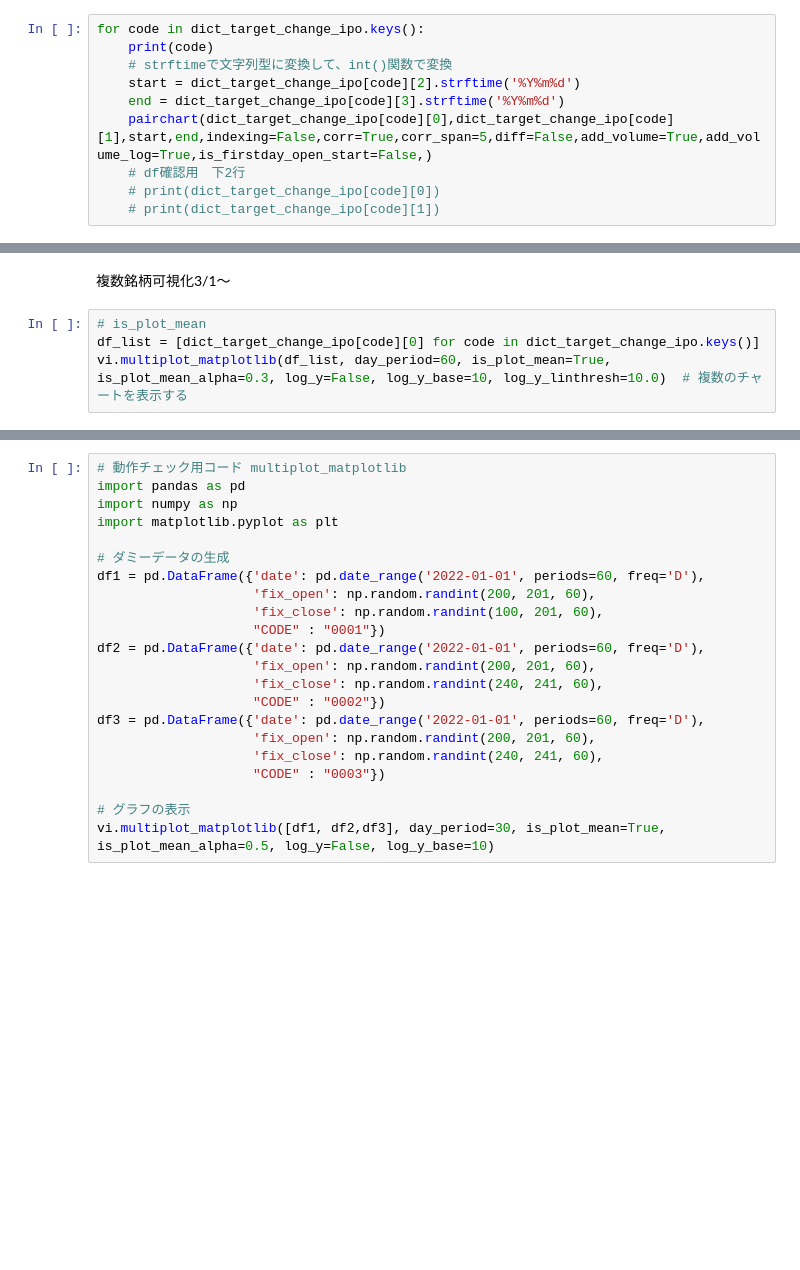
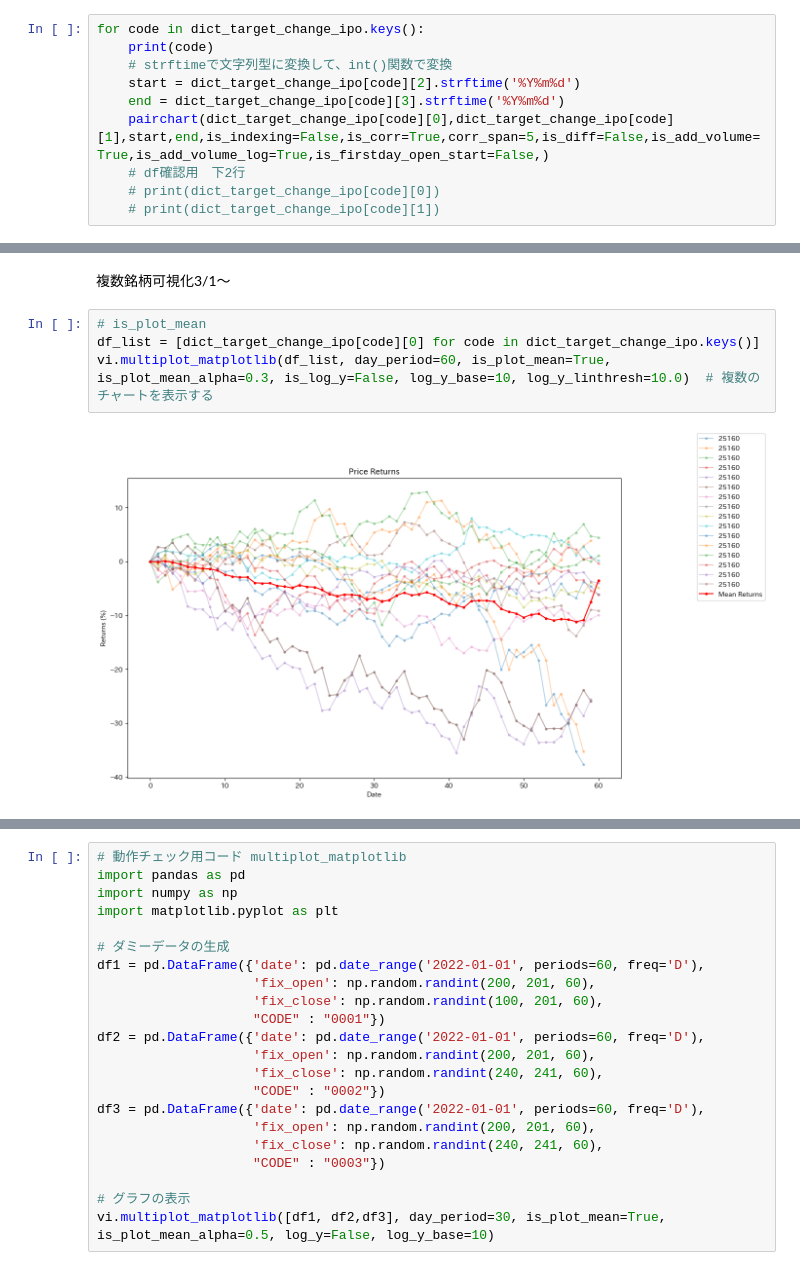
Before and after one commit to ryota1215/stock_tools, a Jupyter notebook: notebook/ipo_inspection.ipynb, the cells around one changed output, grey strips where cells are left out. Cells and saved outputs as stored; diff of their text form; blank space fills up the shorter version.

Commit message:
fix #42 visualyzation.pyのmultiplot_matplotlibのバグ修正
平均値計算時に異常な値を出してしまうバグを修正した

```diff
--- a/notebook/ipo_inspection.ipynb
+++ b/notebook/ipo_inspection.ipynb
@@ -746,7 +746,7 @@ for code in dict_target_change_ipo.keys():
     # strftimeで文字列型に変換して、int()関数で変換
     start = dict_target_change_ipo[code][2].strftime('%Y%m%d')
     end = dict_target_change_ipo[code][3].strftime('%Y%m%d')
-    pairchart(dict_target_change_ipo[code][0],dict_target_change_ipo[code][1],start,end,indexing=False,corr=True,corr_span=5,diff=False,add_volume=True,add_volume_log=True,is_firstday_open_start=False,)
+    pairchart(dict_target_change_ipo[code][0],dict_target_change_ipo[code][1],start,end,is_indexing=False,is_corr=True,corr_span=5,is_diff=False,is_add_volume=True,is_add_volume_log=True,is_firstday_open_start=False,)
     # df確認用　下2行
     # print(dict_target_change_ipo[code][0])
     # print(dict_target_change_ipo[code][1])
@@ -758,7 +772,9 @@ TypeError: pairchart() got an unexpected keyword argument 'indexing'
 # %%
 # is_plot_mean
 df_list = [dict_target_change_ipo[code][0] for code in dict_target_change_ipo.keys()]
-vi.multiplot_matplotlib(df_list, day_period=60, is_plot_mean=True, is_plot_mean_alpha=0.3, log_y=False, log_y_base=10, log_y_linthresh=10.0)  # 複数のチャートを表示する
+vi.multiplot_matplotlib(df_list, day_period=60, is_plot_mean=True, is_plot_mean_alpha=0.3, is_log_y=False, log_y_base=10, log_y_linthresh=10.0)  # 複数のチャートを表示する
+# %% [output]
+[figure, added]
 # %%
 # is_plot_mean (log表示)
 df_list = [dict_target_change_ipo[code][0] for code in dict_target_change_ipo.keys()]
```
Also changed, not shown: parts of 8 cells of this notebook, 1 other file.
